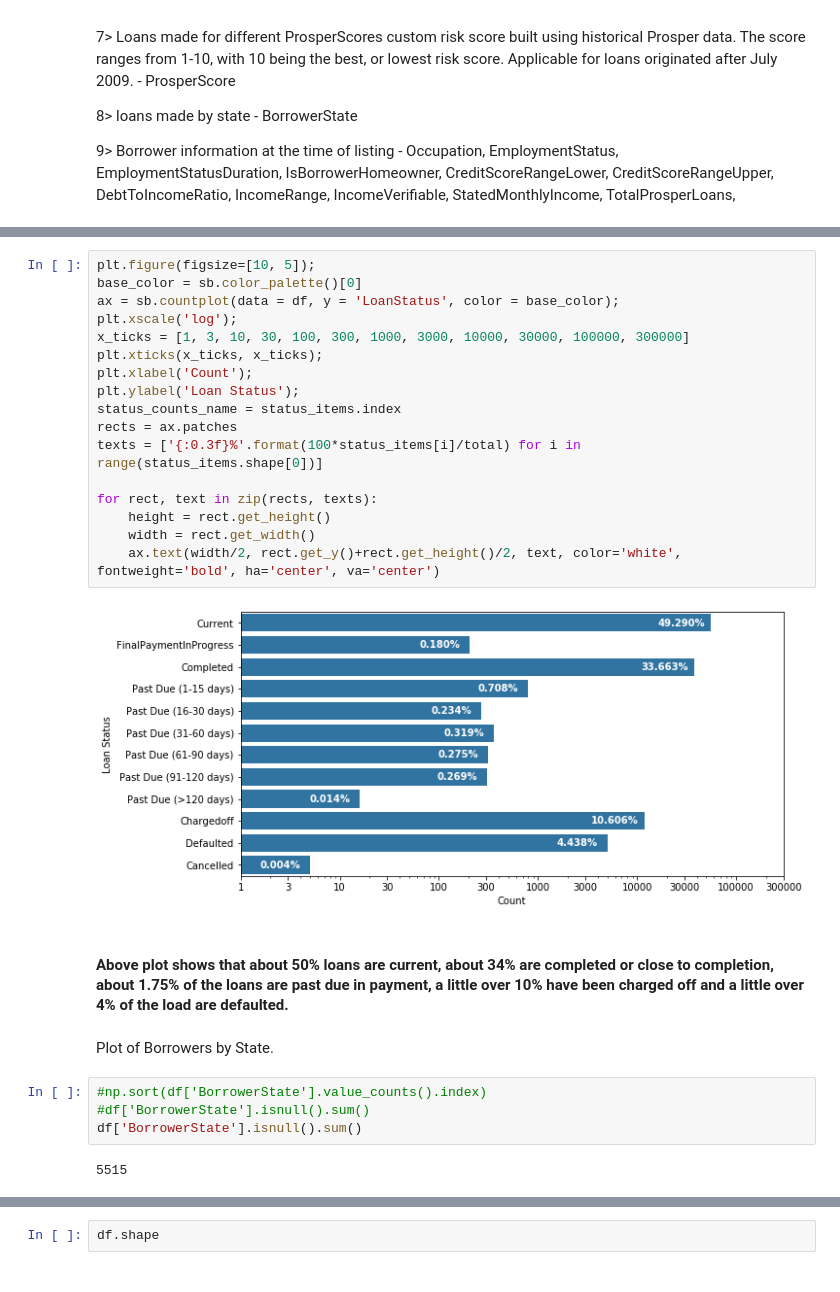
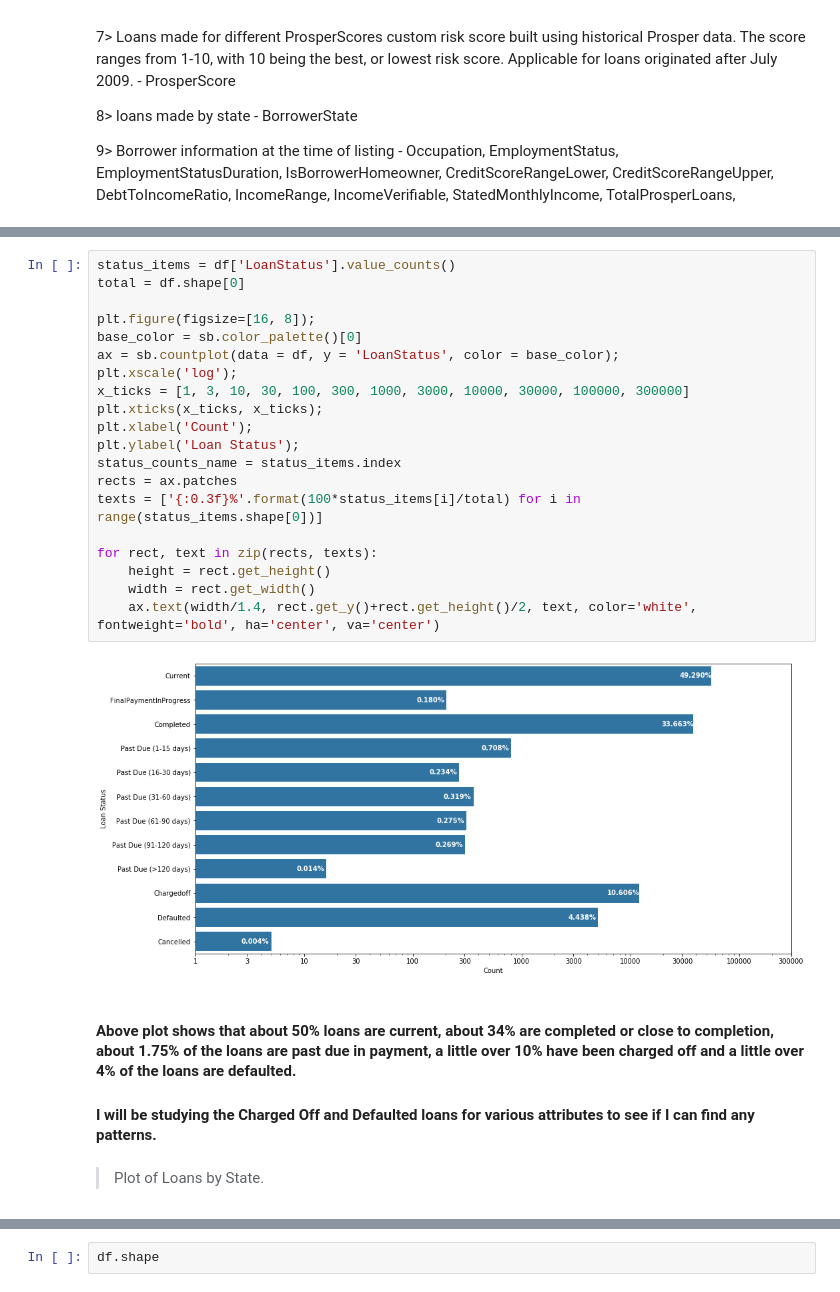
Before and after one commit to Dee-Dua/prosper-loans, a Jupyter notebook: exploration_template.ipynb, the cells around one changed output, grey strips where cells are left out. Drawn from its saved outputs; the diff is of its cells as text.

```diff
--- a/exploration_template.ipynb
+++ b/exploration_template.ipynb
@@ -228,29 +217,28 @@ total = df.shape[0]
 # %%
-plt.figure(figsize=[10, 5]);
+status_items = df['LoanStatus'].value_counts()
+total = df.shape[0]
+
+plt.figure(figsize=[16, 8]);
 base_color = sb.color_palette()[0]
 ax = sb.countplot(data = df, y = 'LoanStatus', color = base_color);
 plt.xscale('log');
 x_ticks = [1, 3, 10, 30, 100, 300, 1000, 3000, 10000, 30000, 100000, 300000]
 plt.xticks(x_ticks, x_ticks);
 plt.xlabel('Count');
 plt.ylabel('Loan Status');
 status_counts_name = status_items.index
 rects = ax.patches
 texts = ['{:0.3f}%'.format(100*status_items[i]/total) for i in range(status_items.shape[0])]
 
 for rect, text in zip(rects, texts):
     height = rect.get_height()
     width = rect.get_width()
-    ax.text(width/2, rect.get_y()+rect.get_height()/2, text, color='white', fontweight='bold', ha='center', va='center')
+    ax.text(width/1.4, rect.get_y()+rect.get_height()/2, text, color='white', fontweight='bold', ha='center', va='center')
 # %% [output]
-[figure, old version]
+[figure, new version]
 # %% [markdown]
-#### Above plot shows that about 50% loans are current, about 34% are completed or close to completion, about 1.75% of the loans are past due in payment, a little over 10% have been charged off and a little over 4% of the load are defaulted.
+#### Above plot shows that about 50% loans are current, about 34% are completed or close to completion, about 1.75% of the loans are past due in payment, a little over 10% have been charged off and a little over 4% of the loans are defaulted.
+
+#### I will be studying the Charged Off and Defaulted loans for various attributes to see if I can find any patterns.
 # %% [markdown]
-Plot of Borrowers by State.
+> Plot of Loans by State.
-# %%
-#np.sort(df['BorrowerState'].value_counts().index)
-#df['BorrowerState'].isnull().sum()
-df['BorrowerState'].isnull().sum()
-# %% [output]
-5515
```
Also changed, not shown: parts of 93 cells of this notebook.
